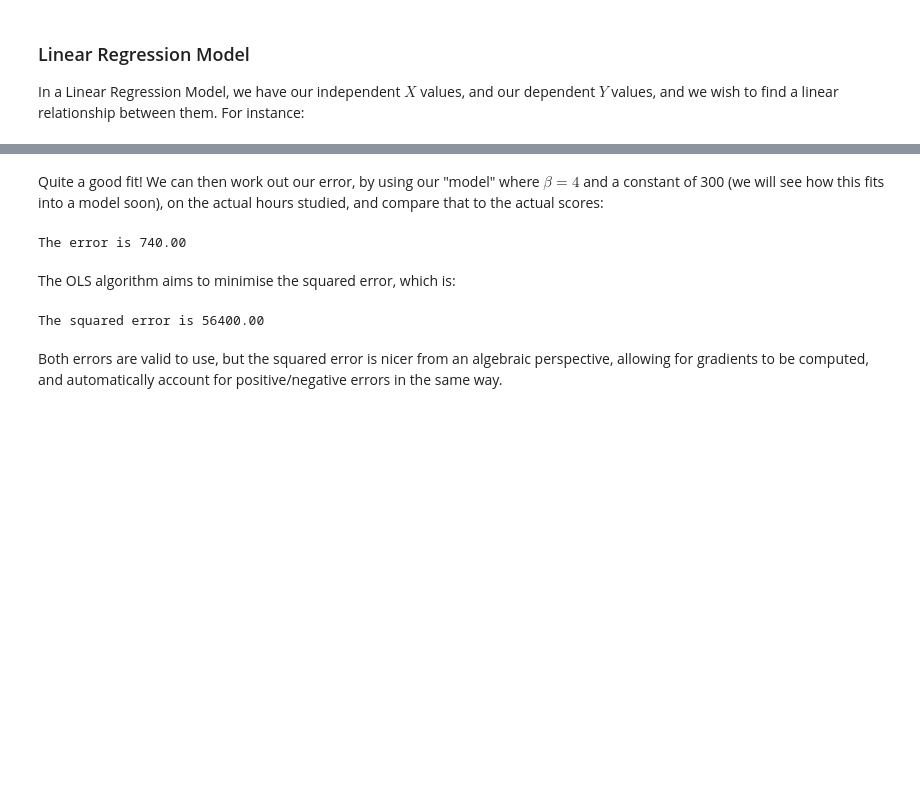
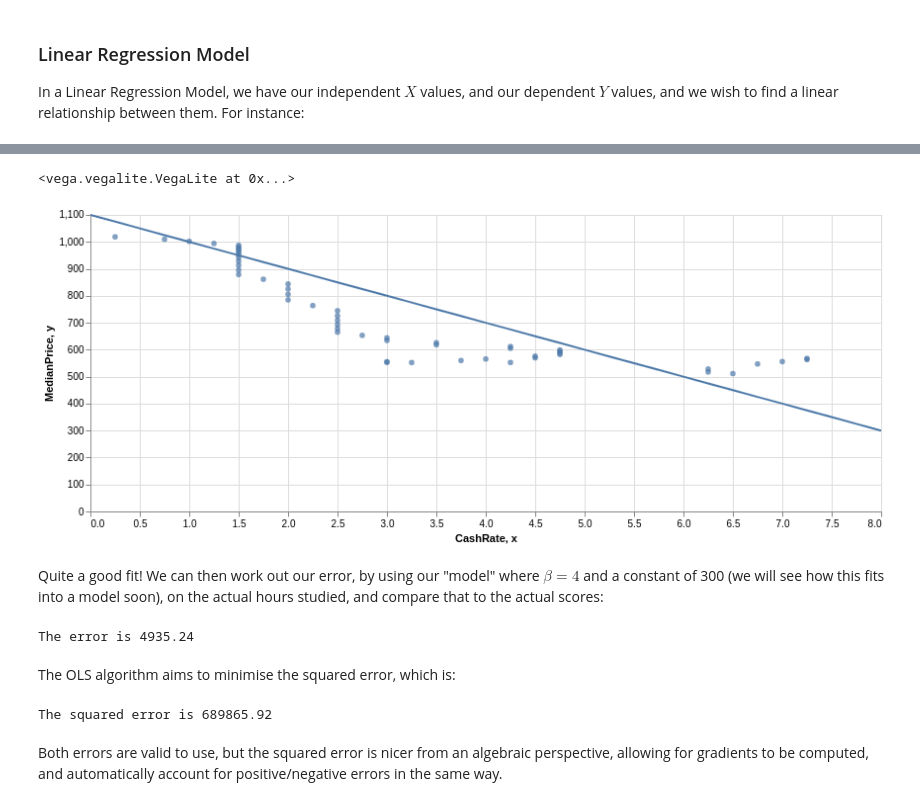
Before and after one commit to PythonCharmers/QuantFinance, a Jupyter notebook: notebooks/Module 1.3.1 - Ordinary Least Squares.ipynb, the cells around one changed output, grey strips where cells are left out. Drawn from its saved outputs; the diff is of its cells as text; code cells hidden in the pictures; blank space fills up the shorter version.

```diff
--- a/notebooks/Module 1.3.1 - Ordinary Least Squares.ipynb
+++ b/notebooks/Module 1.3.1 - Ordinary Least Squares.ipynb
@@ -69,18 +70,46 @@ plt.plot(x_model, y_model, 'b-')
+# %%
+data_chart = alt.Chart(prices).mark_circle().encode(
+    x='CashRate',
+    y='MedianPrice'
+)
+
+
+x = np.arange(0, 8.25, 0.25)
+
+m = -100
+c = 1100
+
+y = m * x + c
+
+model = pd.DataFrame({'x': x, 'y':y})
+
+
+linear_model_chart = alt.Chart(model).mark_line().encode(
+    x='x', y='y'
+)
+
+(data_chart + linear_model_chart).properties(
+    width=800,
+    height=300
+)
+# %% [output]
+<vega.vegalite.VegaLite at 0x...>
+[figure, added]
 # %% [markdown]
 Quite a good fit! We can then work out our error, by using our "model" where $\beta=4$ and a constant of 300 (we will see how this fits into a model soon), on the actual hours studied, and compare that to the actual scores:
 # %%
-predicted_scores = study_hours * 30 + 300  # Same values as before - this is our "model"
-error = np.sum(np.abs(predicted_scores - SAT_scores))  # The "absolute error"
+predicted_prices = prices['CashRate'] * m + c  # Same values as before - this is our "model"
+error = np.sum(np.abs(predicted_prices - prices['MedianPrice']))  # The "absolute error"
 print("The error is {:.2f}".format(error))
 # %% [output]
-The error is 740.00
+The error is 4935.24
 # %% [markdown]
 The OLS algorithm aims to minimise the squared error, which is:
 # %%
-squared_error = np.sum((predicted_scores - SAT_scores) ** 2)
+squared_error = np.sum((predicted_prices - prices['MedianPrice']) ** 2)
 print("The squared error is {:.2f}".format(squared_error))
 # %% [output]
-The squared error is 56400.00
+The squared error is 689865.92
 # %% [markdown]
 Both errors are valid to use, but the squared error is nicer from an algebraic perspective, allowing for gradients to be computed, and automatically account for positive/negative errors in the same way.
 # %% [markdown]
```
Also changed, not shown: parts of 23 cells of this notebook, 3 other files.
